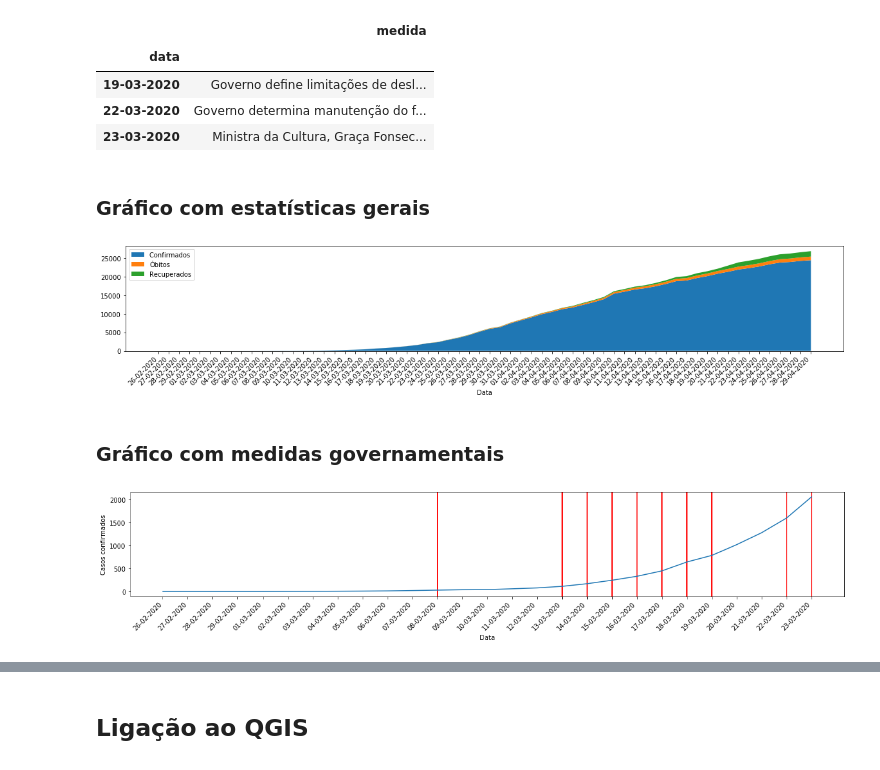
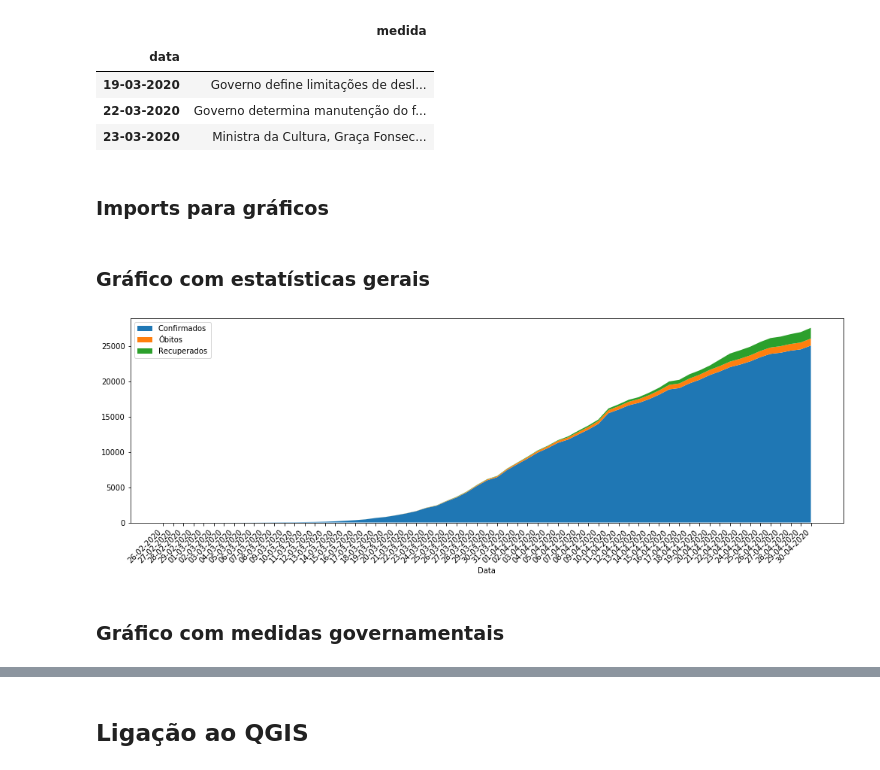
Before and after one commit to carlosc20/TA-Cartografia, a Jupyter notebook: qgis.ipynb, the cells around one changed output, grey strips where cells are left out. Saved outputs shown, nothing was run; the diff lists cells and outputs as text; code cells hidden in the pictures.

Commit message:
Novo gráfico, melhora anteriores

```diff
--- a/qgis.ipynb
+++ b/qgis.ipynb
@@ -32,3 +32,5 @@ measures_df.tail(3)
 | 19-03-2020 | Governo define limitações de desl... |
 | 22-03-2020 | Governo determina manutenção do f... |
 | 23-03-2020 | Ministra da Cultura, Graça Fonsec... |
+# %% [markdown]
+### Imports para gráficos
@@ -35,52 +43,25 @@ measures_df.tail(3)
 # %% [markdown]
 ### Gráfico com estatísticas gerais
 # %%
-import matplotlib.pyplot as plt
-import matplotlib.ticker as plticker
-import matplotlib.dates as mdates
-import numpy as np
-
 x = data_df.index
 y1 = data_df.confirmados
 y2 = data_df.obitos
 y3 = data_df.recuperados
 
 y = np.vstack([y1, y2, y3])
 
 labels = ["Confirmados ", "Óbitos", "Recuperados"]
 
 fig, ax = plt.subplots()
+fig.set_size_inches(15, 5)
 
 plt.setp(plt.gca().get_xticklabels(), rotation=45, ha="right")
 plt.xlabel("Data")
 
 ax.stackplot(x, y1, y2, y3, labels=labels)
 ax.legend(loc='upper left')
 plt.show()
 # %% [output]
-[figure, old version]
+[figure, new version]
 # %% [markdown]
 ### Gráfico com medidas governamentais
-# %%
-# mostrar mais um bocado depois da última medida
-# por legenda das medidas
-
-df = data_df[:measures_df.last_valid_index()]
-
-x = df.index
-y = df.confirmados
-
-fig, ax = plt.subplots()
-
-plt.setp(plt.gca().get_xticklabels(), rotation=45, ha="right")
-
-plt.xlabel("Data")
-plt.ylabel("Casos confirmados")
-plt.plot(x,y)
-
-xm = measures_df.index
-ax.vlines(xm, 0, 1, transform=ax.get_xaxis_transform(), colors='r')
-
-plt.show()
-# %% [output]
-[figure, removed]
```
Also changed, not shown: parts of 5 cells of this notebook.
